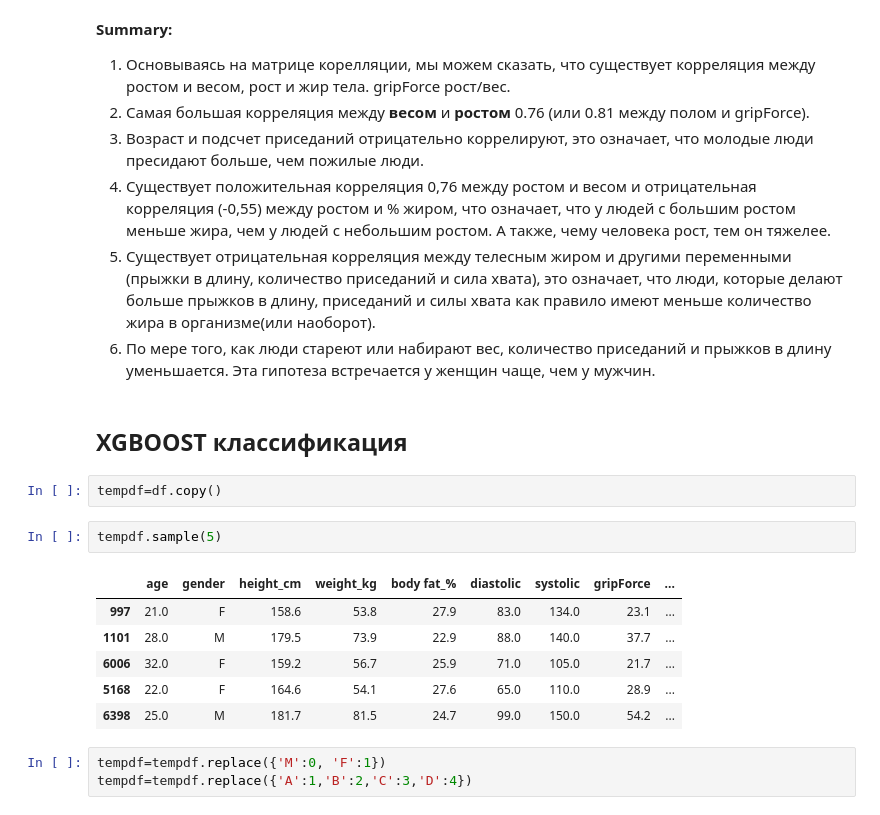
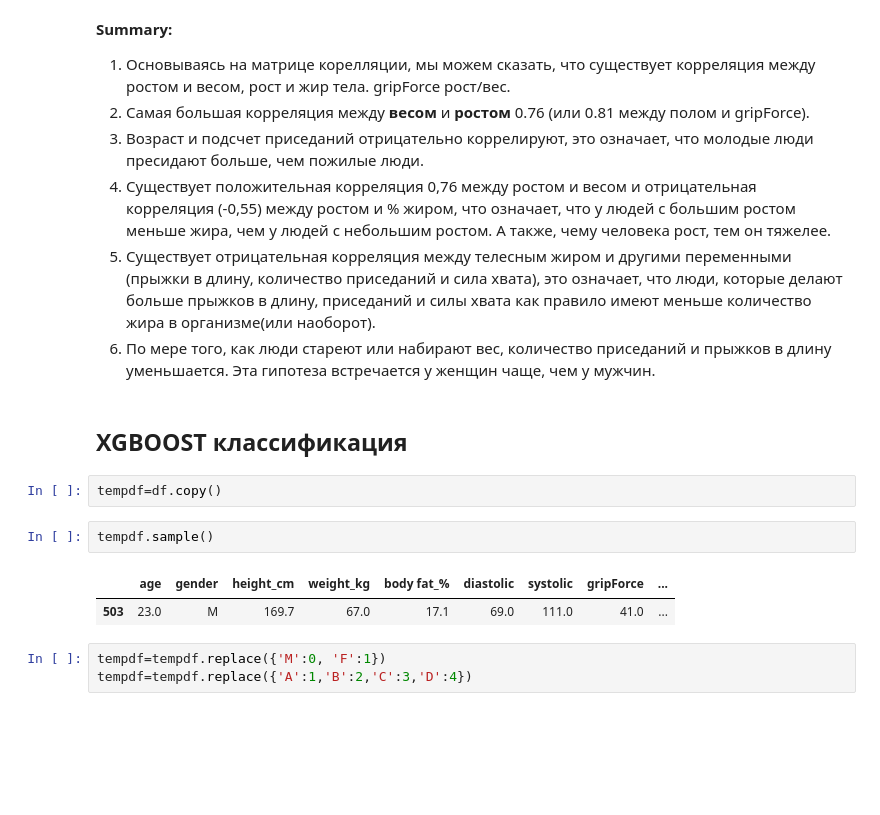
Before and after one commit to beckmiller/bodyPerformance, a Jupyter notebook: BodyPerfomance.ipynb, the cells around one changed output. Saved outputs shown, nothing was run; the diff lists cells and outputs as text; blank space fills up the shorter version.

```diff
--- a/BodyPerfomance.ipynb
+++ b/BodyPerfomance.ipynb
@@ -373,19 +373,15 @@ sns.heatmap(data=df.corr(), mask=mask, annot=True)
 4. Существует положительная корреляция 0,76 между ростом и весом и отрицательная корреляция (-0,55) между ростом и % жиром, что означает, что у людей с большим ростом меньше жира, чем у людей с небольшим ростом. А также, чему человека рост, тем он тяжелее.
 5. Существует отрицательная корреляция между телесным жиром и другими переменными (прыжки в длину, количество приседаний и сила хвата), это означает, что люди, которые делают больше прыжков в длину, приседаний и силы хвата как правило имеют меньше количество жира в организме(или наоборот).
 6. По мере того, как люди стареют или набирают вес, количество приседаний и прыжков в длину уменьшается. Эта гипотеза встречается у женщин чаще, чем у мужчин.
-# %% [markdown]
-## XGBOOST  классификация
+# %% [markdown]
+## XGBOOST  классификация
 # %%
 tempdf=df.copy()
-# %%
-tempdf.sample(5)
-# %% [output]
-|  | age | gender | height_cm | weight_kg | body fat_% | diastolic | systolic | gripForce | ... |
-| 997 | 21.0 | F | 158.6 | 53.8 | 27.9 | 83.0 | 134.0 | 23.1 | ... |
-| 1101 | 28.0 | M | 179.5 | 73.9 | 22.9 | 88.0 | 140.0 | 37.7 | ... |
-| 6006 | 32.0 | F | 159.2 | 56.7 | 25.9 | 71.0 | 105.0 | 21.7 | ... |
-| 5168 | 22.0 | F | 164.6 | 54.1 | 27.6 | 65.0 | 110.0 | 28.9 | ... |
-| 6398 | 25.0 | M | 181.7 | 81.5 | 24.7 | 99.0 | 150.0 | 54.2 | ... |
+# %%
+tempdf.sample()
+# %% [output]
+|  | age | gender | height_cm | weight_kg | body fat_% | diastolic | systolic | gripForce | ... |
+| 503 | 23.0 | M | 169.7 | 67.0 | 17.1 | 69.0 | 111.0 | 41.0 | ... |
 # %%
 tempdf=tempdf.replace({'M':0, 'F':1})
 tempdf=tempdf.replace({'A':1,'B':2,'C':3,'D':4})
```
Also changed, not shown: parts of 26 cells of this notebook.
